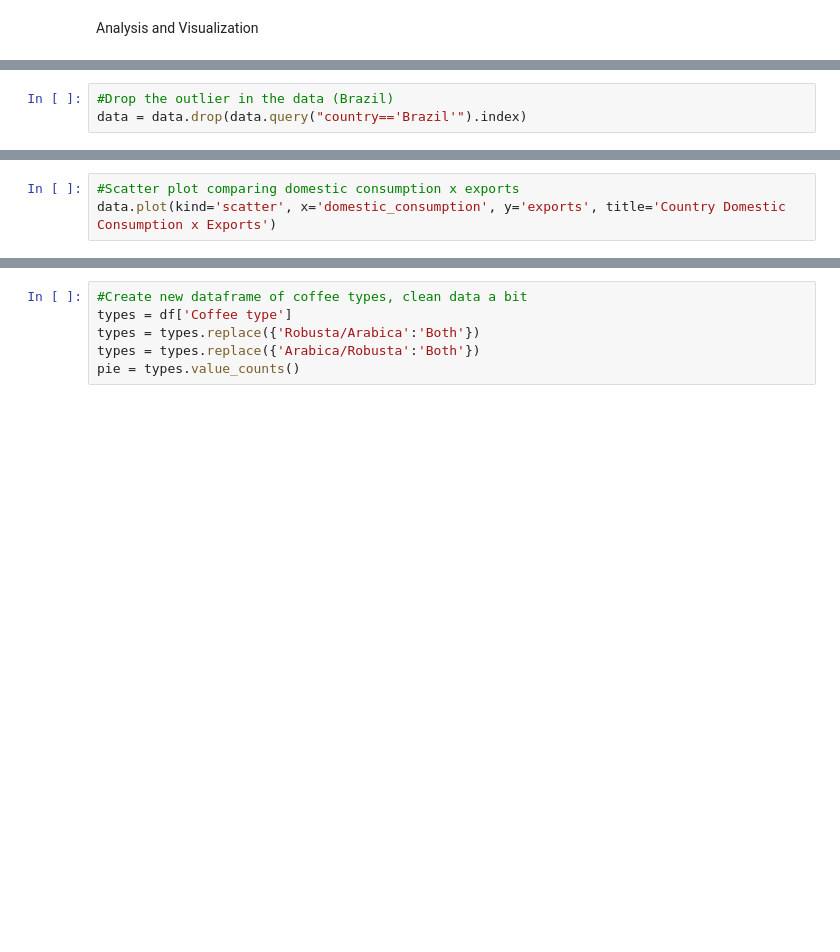
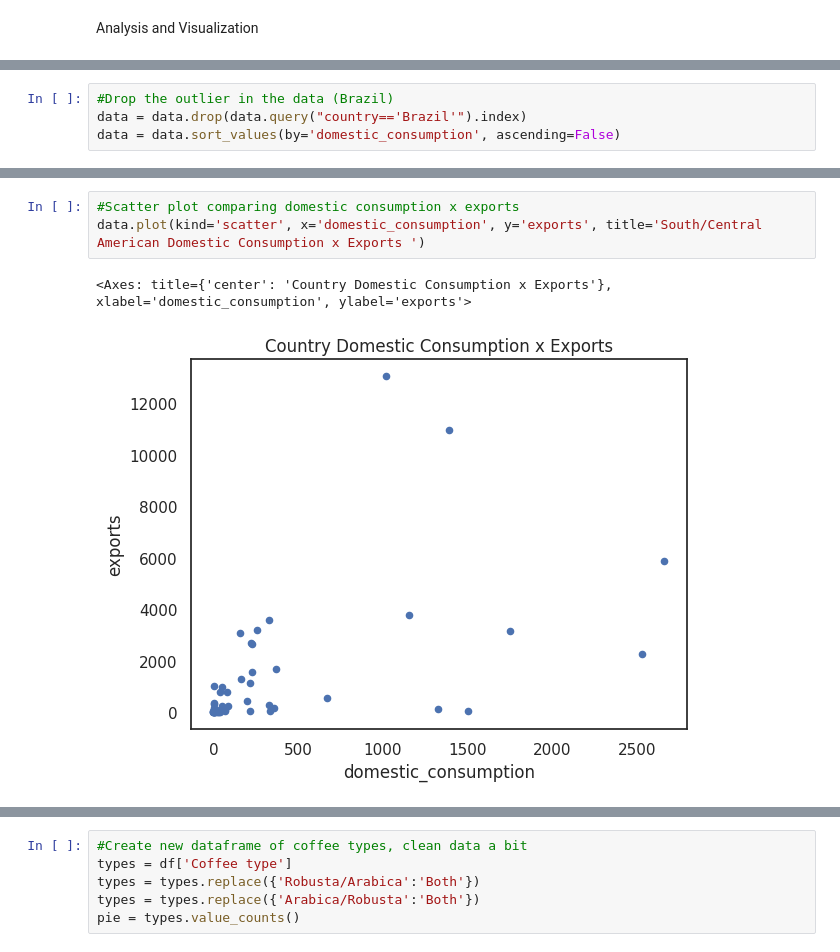
Before and after one commit to Dylanbbenson/Coffee_Data_Analysis, a Jupyter notebook: Coffee_Analysis.ipynb, the cells around one changed output, grey strips where cells are left out. Cells and saved outputs as stored; diff of their text form; blank space fills up the shorter version.

```diff
--- a/Coffee_Analysis.ipynb
+++ b/Coffee_Analysis.ipynb
@@ -81,6 +102,7 @@ top_ten_export.set_ylabel('Coffee Exports')
 # %%
 #Drop the outlier in the data (Brazil)
 data = data.drop(data.query("country=='Brazil'").index)
+data = data.sort_values(by='domestic_consumption', ascending=False)
 # %%
 #Create bar graph of top ten Countries by coffee consumption
 top_ten_consume = data.head(10)
@@ -106,6 +144,9 @@ plt.matshow(corr)
 # %%
 #Scatter plot comparing domestic consumption x exports
-data.plot(kind='scatter', x='domestic_consumption', y='exports', title='Country Domestic Consumption x Exports')
+data.plot(kind='scatter', x='domestic_consumption', y='exports', title='South/Central American Domestic Consumption x Exports ')
+# %% [output]
+<Axes: title={'center': 'Country Domestic Consumption x Exports'}, xlabel='domestic_consumption', ylabel='exports'>
+[figure, added]
 # %%
 #Create a grid of pairplots between domestic consumption, exports, and production
 sns.pairplot(data, vars=['domestic_consumption', 'exports', 'total_production'])
```
Also changed, not shown: parts of 25 cells of this notebook.
